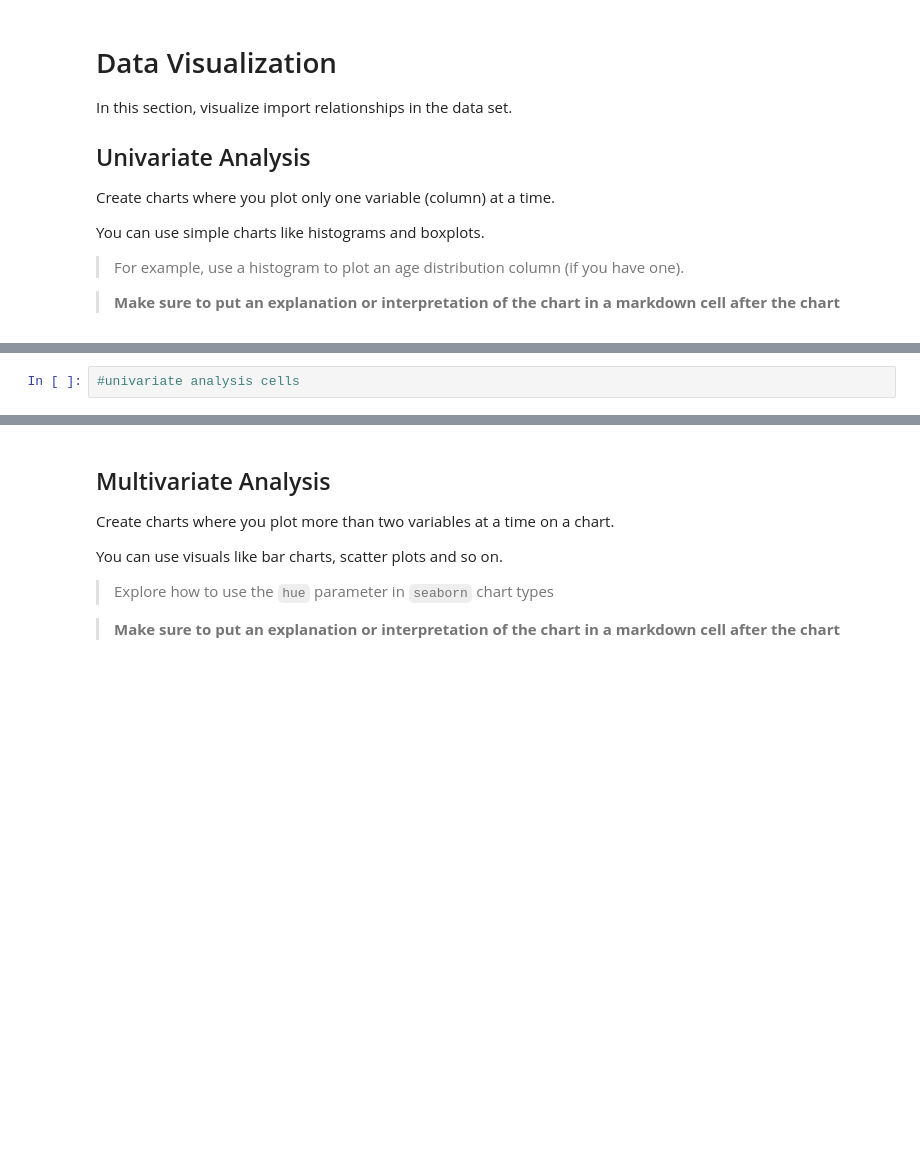
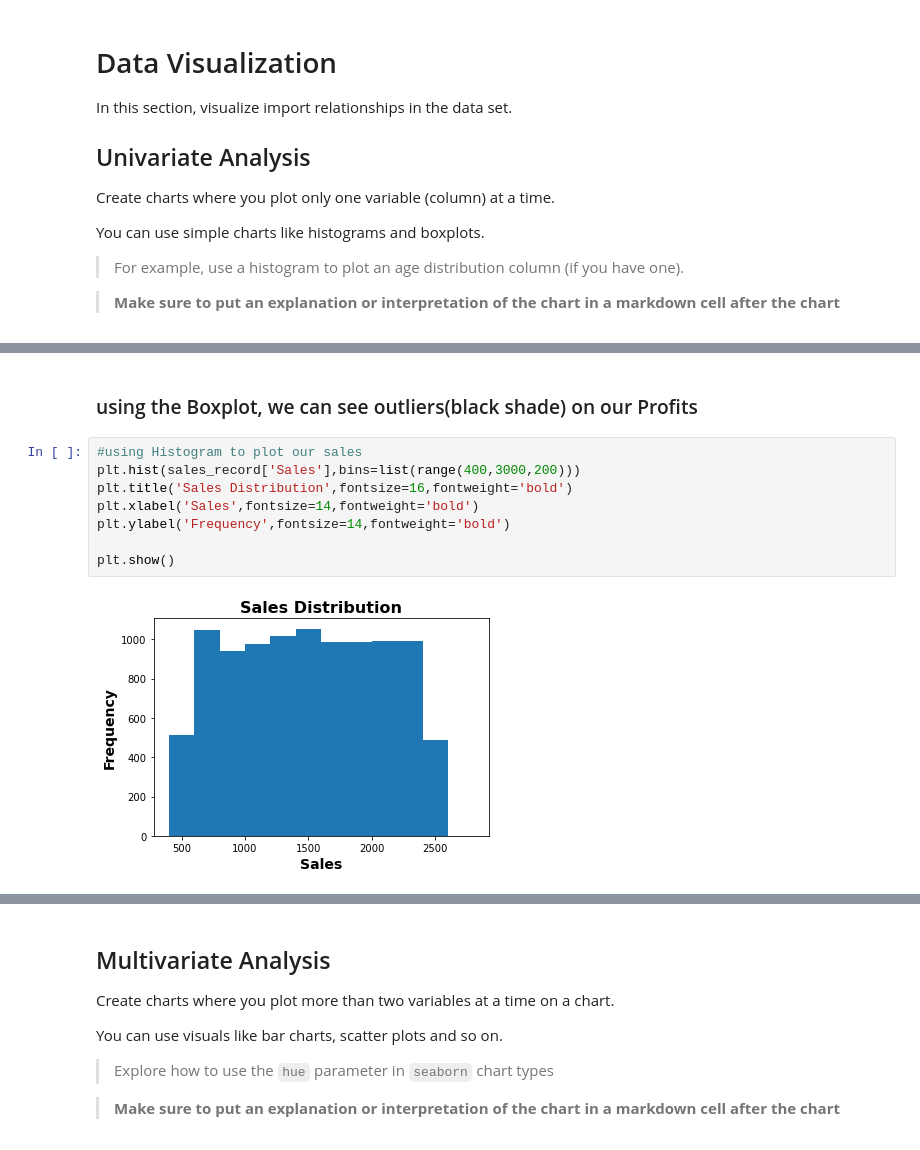
Before and after one commit to Encephalonjet/Python-Data-Science-2, a Jupyter notebook: EDA_Template.ipynb, the cells around one changed output, grey strips where cells are left out. Saved outputs shown, nothing was run; the diff lists cells and outputs as text; blank space fills up the shorter version.

```diff
--- a/EDA_Template.ipynb
+++ b/EDA_Template.ipynb
@@ -75,2 +209,12 @@ You can use simple charts like histograms and boxplots.
+# %% [markdown]
+### using the Boxplot, we can see outliers(black shade) on our Profits
 # %%
-#univariate analysis cells
+#using Histogram to plot our sales
+plt.hist(sales_record['Sales'],bins=list(range(400,3000,200)))
+plt.title('Sales Distribution',fontsize=16,fontweight='bold')
+plt.xlabel('Sales',fontsize=14,fontweight='bold')
+plt.ylabel('Frequency',fontsize=14,fontweight='bold')
+
+plt.show()
+# %% [output]
+[figure, added]
```
Also changed, not shown: parts of 53 cells of this notebook.
